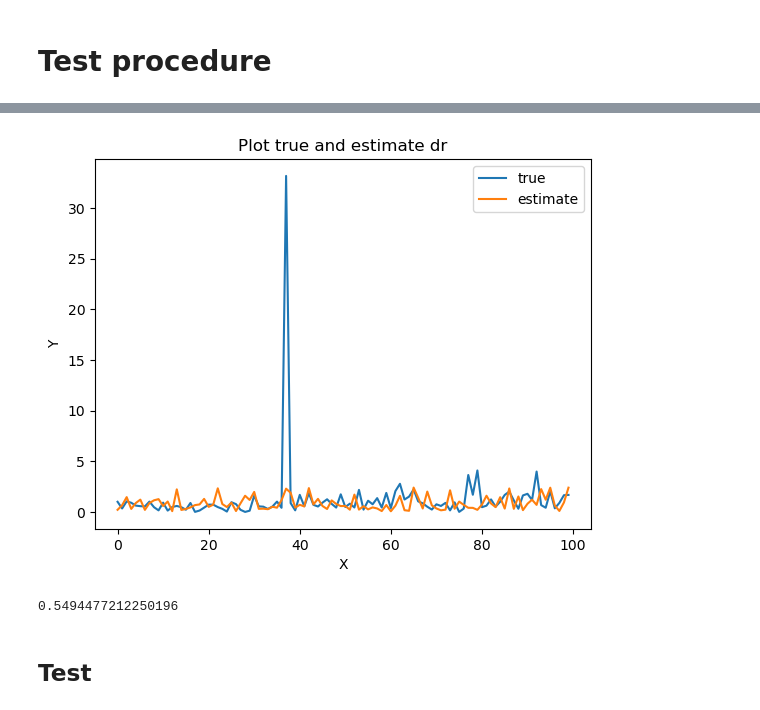
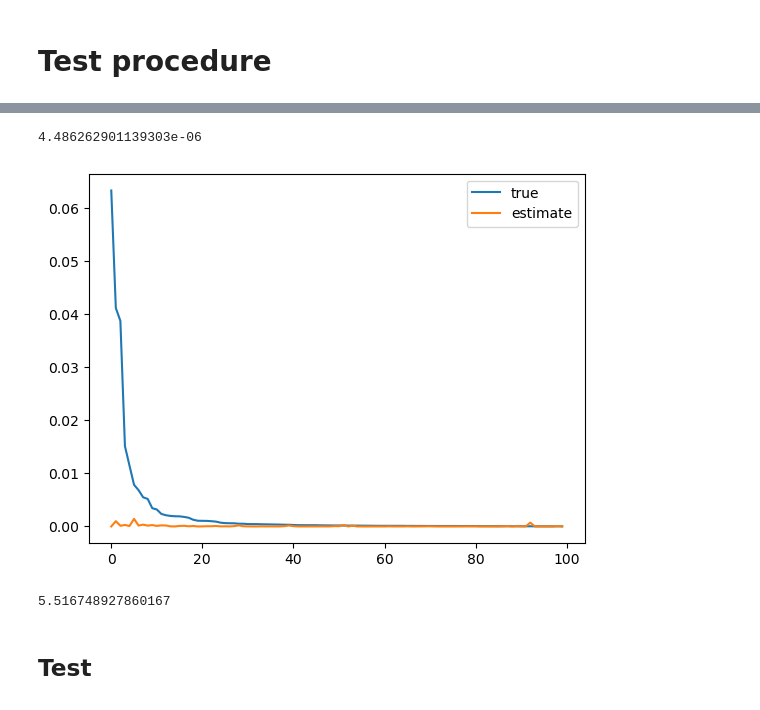
Before and after one commit to BowenXU0126/Covariate-shift-CRT, a Jupyter notebook: Covariate Shift.ipynb, the cells around one changed output, grey strips where cells are left out. Cells and saved outputs as stored; diff of their text form; code cells hidden in the pictures.

```diff
--- a/Covariate Shift.ipynb
+++ b/Covariate Shift.ipynb
@@ -247,12 +342,14 @@ s = t + 4*u
 Y_source, X_source, V_source, Z_source, Y_target, X_target, V_target, Z_target = generate(ns,nt, p,q, s, t, u, 0)
 
 # calculate density ratio
-D_s = np.concatenate((X_source, Z_source[:,:p], V_source), axis = 1)
-D_t = np.concatenate((X_target, Z_target[:,:p], V_target), axis = 1)
+D_s = np.concatenate((X_source, Z_source, V_source), axis = 1)
+D_t = np.concatenate((X_target, Z_target, V_target), axis = 1)
 
 # densratio_obj = densratio(D_t, D_s)
+reg=1
 
-# #calculate density ratio for each sample
-# sample_density_ratio1 = densratio_obj.compute_density_ratio(D_s)
-
-sample_density_ratio2 = density_ratio_estimate_prob_LR(D_t, D_s)
+true_dr = true_density_ratio(X_source,Z_source, V_source, s,t,p,q)
+# xz_dr = xz_ratio(X_source,Z_source, V_source, s,t,p,q)
+# sample_density_ratio2 = norm_est_ratio(D_s, D_t) * xz_dr
+xz_dr = xz_ratio(X_source,Z_source, V_source, s,t,p,q)
+sample_density_ratio2 = density_ratio_estimate_prob_LR(V_target, V_source, true_density= xz_dr, Z_known= True)
@@ -302,27 +389,55 @@ print(mean)
 # %%
 import matplotlib.pyplot as plt
 
 
+# Sort the true_list in descending order
+combined_lists = zip(true_dr, sample_density_ratio2)
+
+# Sort the combined_lists based on the values of true_lst
+sorted_combined_lists = sorted(combined_lists, key=lambda x: x[0],reverse=True)
+
+# Separate the sorted lists back into true_lst and other_lst
+sorted_true, sorted_estimate = zip(*sorted_combined_lists)
+
 # Generate x-axis values
-x = range(100)
+x_start = 0
+x_end = 100
+x = range(x_end - x_start)
 
-# Create the plot with two lines
-plt.plot(x, true_list[:100], label='true')
-plt.plot(x, sample_density_ratio1[:100], label='estimate')
+# Calculate the difference between the true and estimate lists
+difference = [true - estimate for true, estimate in zip(sorted_true, sorted_estimate)]
 
-# Add labels, title, and legend
-plt.xlabel('X')
-plt.ylabel('Y')
-plt.title('Plot true and estimate dr')
+# # Create the plot for the difference
+# plt.plot(x, difference[x_start:x_end], label='difference')
+
+# # Add labels, title, and legend
+# plt.xlabel('X')
+# plt.ylabel('Difference')
+# plt.title('Difference between true and estimate')
+# plt.legend()
+
+# # Show the plot
+# plt.show()
+print(la.norm(difference)**2/2000)
+# plt.plot(x, true_list[x_start:x_end], label='true')
+# plt.plot(x, sample_density_ratio2[x_start:x_end], label='estimate')
+plt.plot(x, sorted_true[x_start:x_end], label='true')
+plt.plot(x, sorted_estimate[x_start:x_end], label='estimate')
 plt.legend()
-
-# Show the plot
 plt.show()
-
-print(la.norm(true_list - sample_density_ratio2)/10000)
 # %% [output]
+4.486262901139303e-06
-[figure, old version]
+[figure, new version]
-0.5494477212250196
+# %%
+# Calculate average loss of 2 estimate method
+for i in range(1000):
+    Y_source, X_source, V_source, Z_source, Y_target, X_target, V_target, Z_target = generate(ns,nt, p,q, s, t, u, 0)
+
+    # calculate density ratio
+    D_s = np.concatenate((X_source, Z_source, V_source), axis = 1)
+    D_t = np.concatenate((X_target, Z_target, V_target), axis = 1)
+# %% [output]
+5.516748927860167
 # %% [markdown]
 ## Test
 # %%
```
Also changed, not shown: parts of 18 cells of this notebook.
